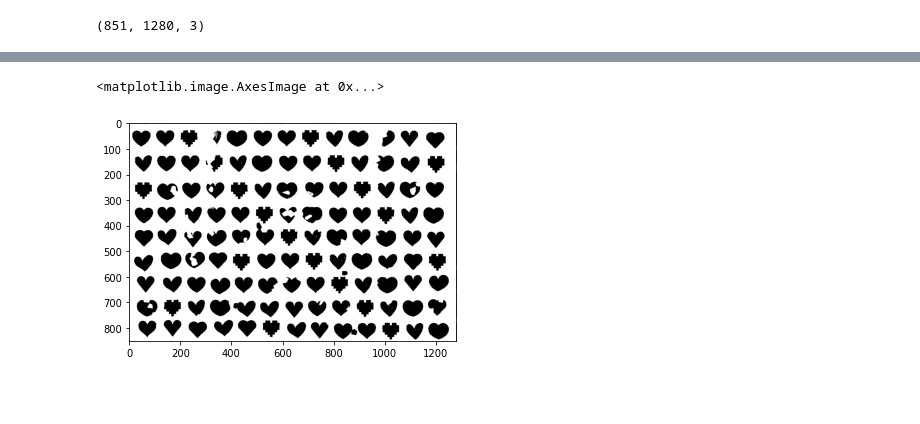
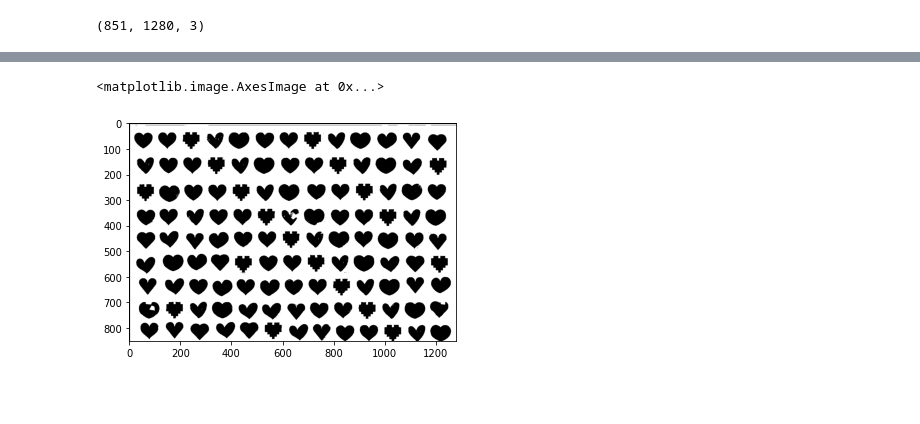
Before and after one commit to AnastasiiaKarliuk/CV, a Jupyter notebook: Hw_1.ipynb, the cells around one changed output, grey strips where cells are left out. Drawn from its saved outputs; the diff is of its cells as text; code cells hidden in the pictures.

```diff
--- a/Hw_1.ipynb
+++ b/Hw_1.ipynb
@@ -96,2 +87,4 @@ plt.show()
 # %%
-r, g, b = cv2.split(img)
+r, g, b = cv2.split(rgb_img)
+img_bin = np.where(((r<135) & (g>111)), 0, 255)
+img_bin = np.uint8(img_bin)
@@ -103,9 +91,10 @@ plt.show()
 # %%
-img_bin = np.where((g>120) & (r<120), 0, 255)
-plt.imshow(new, cmap='gray')
+mask0 = np.zeros((9, 9), np.uint8)
+img_new = cv2.morphologyEx(img_bin, cv2.MORPH_OPEN, mask0, 1)
+plt.imshow(img_new, cmap='gray')
 # %% [output]
 <matplotlib.image.AxesImage at 0x...>
-[figure, old version]
+[figure, new version]
 # %% [markdown]
 #
 # %%
```
Also changed, not shown: parts of 17 cells of this notebook.
